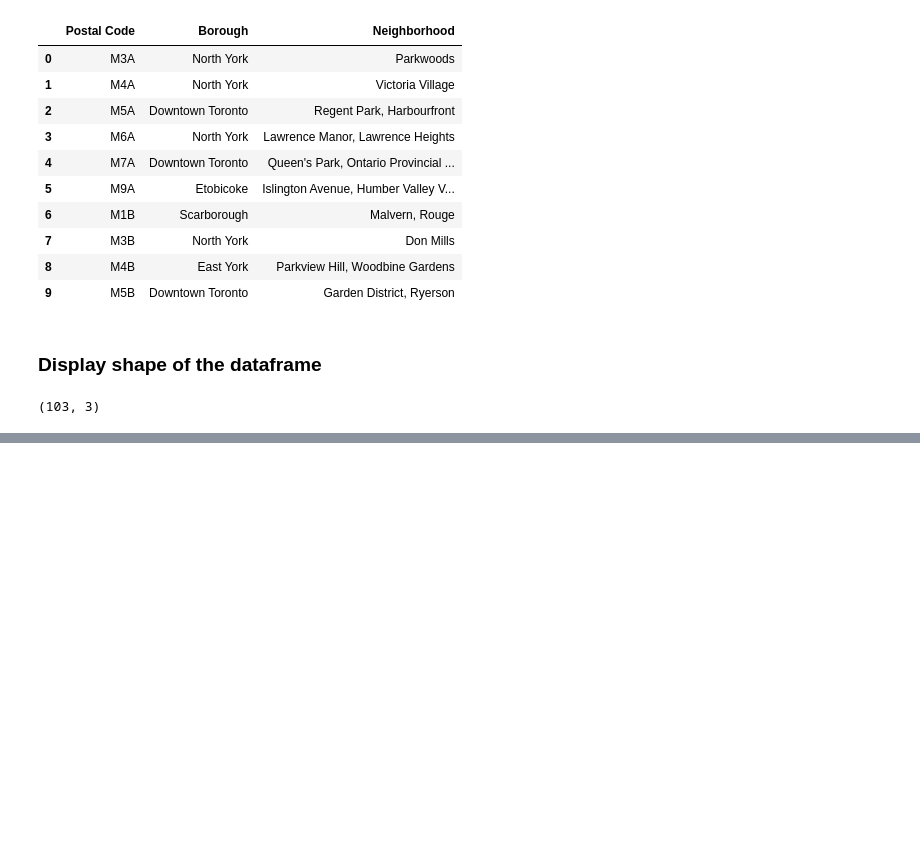
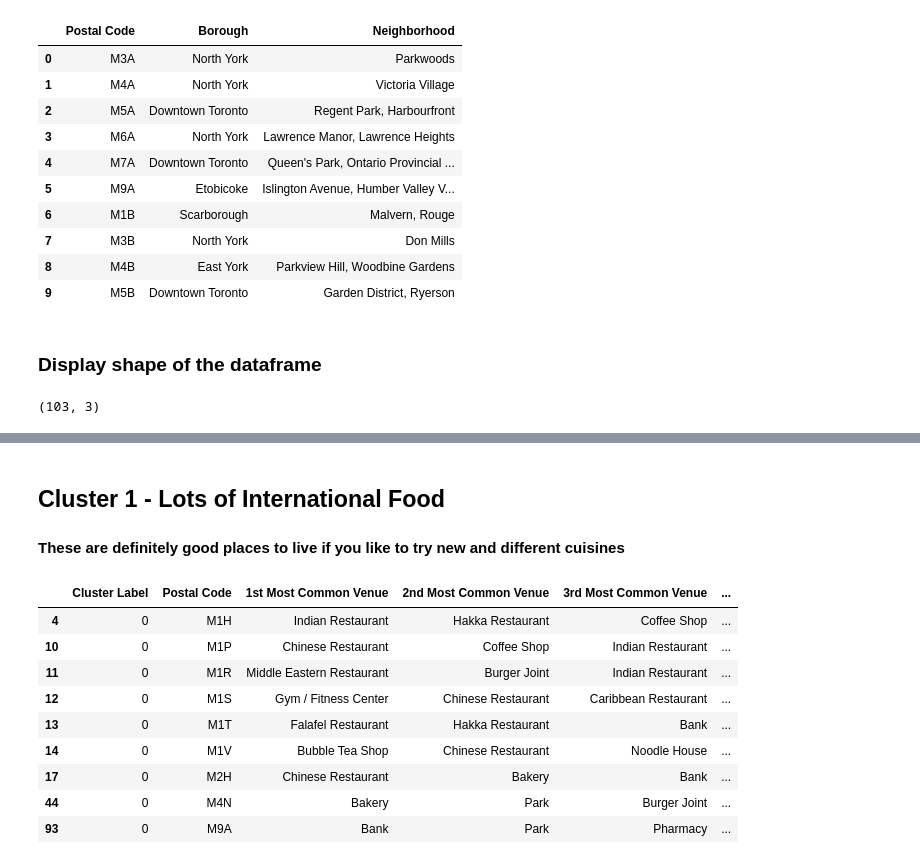
Before and after one commit to jlieberman92/Coursera_Capstone, a Jupyter notebook: Battle_of_the_Neighborhoods_Capstone.ipynb, the cells around one changed output, grey strips where cells are left out. Drawn from its saved outputs; the diff is of its cells as text; code cells hidden in the pictures; blank space fills up the shorter version.

```diff
--- a/Battle_of_the_Neighborhoods_Capstone.ipynb
+++ b/Battle_of_the_Neighborhoods_Capstone.ipynb
@@ -56,0 +383,17 @@ df_toronto_zips.shape
+# %% [markdown]
+## Cluster 1 - Lots of International Food
+#### These are definitely good places to live if you like to try new and different cuisines
+# %%
+international_food_cluster = postal_venues_sorted.loc[postal_venues_sorted['Cluster Label'] == 0]
+international_food_cluster
+# %% [output]
+|  | Cluster Label | Postal Code | 1st Most Common Venue | 2nd Most Common Venue | 3rd Most Common Venue | ... |
+| 4 | 0 | M1H | Indian Restaurant | Hakka Restaurant | Coffee Shop | ... |
+| 10 | 0 | M1P | Chinese Restaurant | Coffee Shop | Indian Restaurant | ... |
+| 11 | 0 | M1R | Middle Eastern Restaurant | Burger Joint | Indian Restaurant | ... |
+| 12 | 0 | M1S | Gym / Fitness Center | Chinese Restaurant | Caribbean Restaurant | ... |
+| 13 | 0 | M1T | Falafel Restaurant | Hakka Restaurant | Bank | ... |
+| 14 | 0 | M1V | Bubble Tea Shop | Chinese Restaurant | Noodle House | ... |
+| 17 | 0 | M2H | Chinese Restaurant | Bakery | Bank | ... |
+| 44 | 0 | M4N | Bakery | Park | Burger Joint | ... |
+| 93 | 0 | M9A | Bank | Park | Pharmacy | ... |
```
Also changed, not shown: parts of 54 cells of this notebook.
